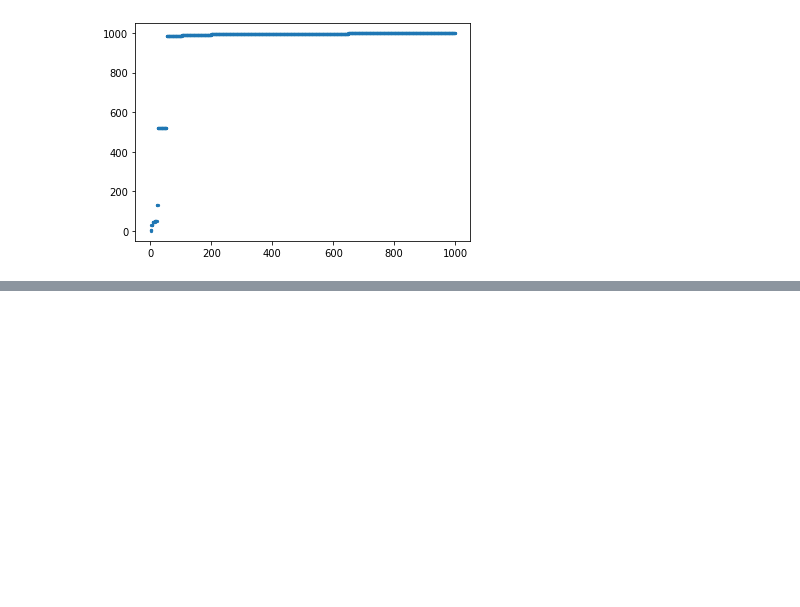
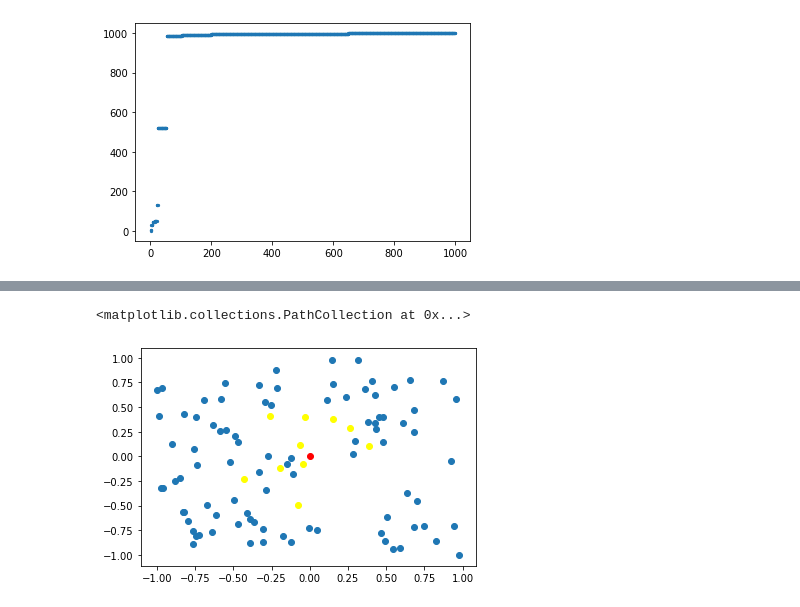
Before and after one commit to neurodata/hayden, a Jupyter notebook: geodesic-learning/circle.ipynb, the cells around one changed output, grey strips where cells are left out. Cells and saved outputs as stored; diff of their text form; code cells hidden in the pictures; blank space fills up the shorter version.

```diff
--- a/geodesic-learning/circle.ipynb
+++ b/geodesic-learning/circle.ipynb
@@ -175,0 +362,8 @@ ax.scatter(range(1, n), k_primes, s = 5)
+# %%
+fig, ax = plt.subplots(1,1)
+ax.scatter(Xs_cube[1:][nn_cube[10:],0], Xs_cube[1:][nn_cube[10:],1],alpha=1)
+ax.scatter(0,0, c='r')
+ax.scatter(Xs_cube[1:][nn_cube[:10],0], Xs_cube[1:][nn_cube[:10],1], c='yellow')
+# %% [output]
+<matplotlib.collections.PathCollection at 0x...>
+[figure, added]
```
Also changed, not shown: parts of 14 cells of this notebook, 11 other files.
